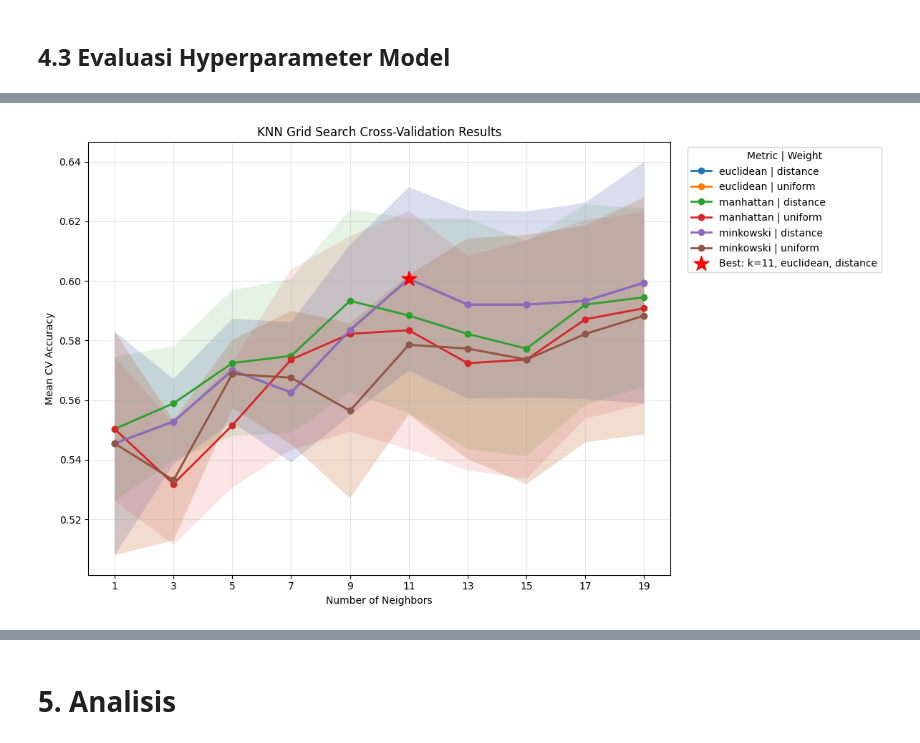
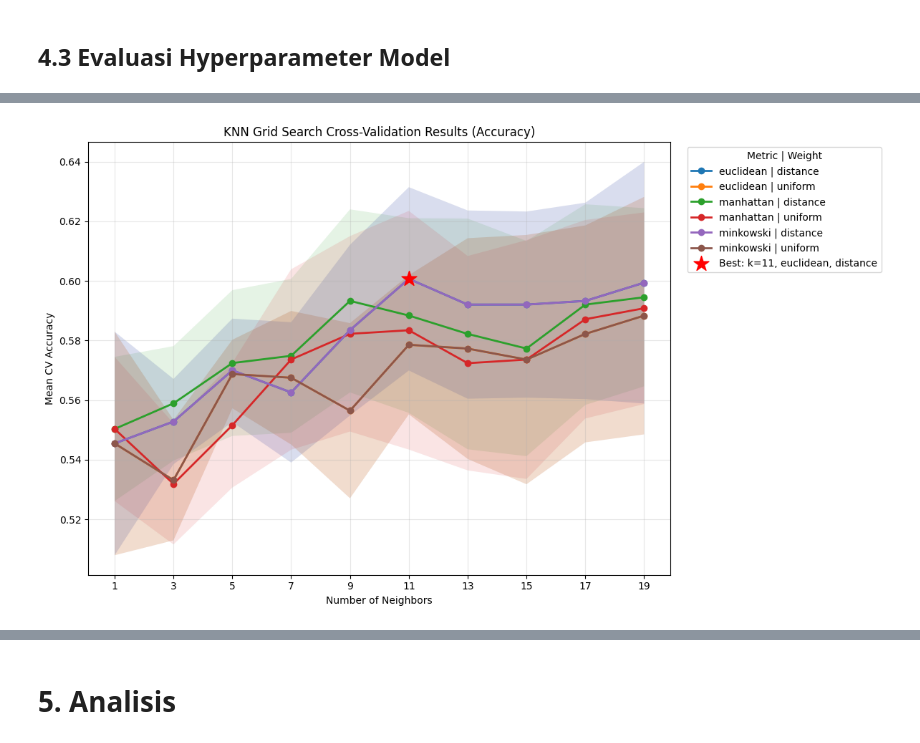
Before and after one commit to KuliahRKA25/Machine-Learning-25, a Jupyter notebook: week1-knn/notebook/1_KNN_5054251001.ipynb, the cells around one changed output, grey strips where cells are left out. Saved outputs shown, nothing was run; the diff lists cells and outputs as text; code cells hidden in the pictures.

```diff
--- a/week1-knn/notebook/1_KNN_5054251001.ipynb
+++ b/week1-knn/notebook/1_KNN_5054251001.ipynb
@@ -661,16 +678,21 @@ Best accuracy found:  0.600704385366962
 # %%
 # Convert all GridSearchCV results to DataFrame
 results = pd.DataFrame(grid_search.cv_results_)
-
-# Convert parameter columns to convenient types
 results["param_n_neighbors"] = results["param_n_neighbors"].astype(int)
 
-# Sort for consistent plotting
+# Sort
 results = results.sort_values(
     by=["param_metric", "param_weights", "param_n_neighbors"]
 )
 
-# Plot all parameter combinations
+# Tabel F1-Score untuk SETIAP kombinasi hiperparameter (diurutkan per accuracy)
+display(results[["param_metric", "param_weights", "param_n_neighbors",
+                 "mean_test_accuracy", "std_test_accuracy",
+                 "mean_test_f1_macro", "mean_test_f1_weighted"]]
+        .sort_values("mean_test_accuracy", ascending=False)
+        .reset_index(drop=True))
+
+# Plot all parameter combinations (accuracy, seperti sebelumnya)
 fig, ax = plt.subplots(figsize=(12, 7))
 
 for (metric, weight), group in results.groupby(
@@ -680,7 +702,7 @@ for (metric, weight), group in results.groupby(
 
     ax.plot(
         group["param_n_neighbors"],
-        group["mean_test_score"],
+        group["mean_test_accuracy"],
         marker="o",
         linewidth=2,
         label=f"{metric} | {weight}"
@@ -689,18 +711,18 @@ for (metric, weight), group in results.groupby(
     # CV standard deviation band
     ax.fill_between(
         group["param_n_neighbors"],
-        group["mean_test_score"] - group["std_test_score"],
-        group["mean_test_score"] + group["std_test_score"],
+        group["mean_test_accuracy"] - group["std_test_accuracy"],
+        group["mean_test_accuracy"] + group["std_test_accuracy"],
         alpha=0.12
     )
 
-# Mark the best result
-best_index = results["mean_test_score"].idxmax()
+# Mark the best result (refit=accuracy)
+best_index = results["mean_test_accuracy"].idxmax()
 best_result = results.loc[best_index]
 
 ax.scatter(
     best_result["param_n_neighbors"],
-    best_result["mean_test_score"],
+    best_result["mean_test_accuracy"],
     color="red",
     marker="*",
     s=250,
@@ -712,7 +734,7 @@ ax.scatter(
     )
 )
 
-ax.set_title("KNN Grid Search Cross-Validation Results")
+ax.set_title("KNN Grid Search Cross-Validation Results (Accuracy)")
 ax.set_xlabel("Number of Neighbors")
 ax.set_ylabel("Mean CV Accuracy")
 ax.set_xticks(sorted(results["param_n_neighbors"].unique()))
@@ -721,4 +743,56 @@ ax.legend(title="Metric | Weight", bbox_to_anchor=(1.02, 1), loc="upper left")
 
 plt.tight_layout()
 plt.show()
+
+# Plot F1-Score (weighted) untuk SETIAP kombinasi hiperparameter
+fig, ax = plt.subplots(figsize=(12, 7))
+
+for (metric, weight), group in results.groupby(
+    ["param_metric", "param_weights"]
+):
+    group = group.sort_values("param_n_neighbors")
+
+    ax.plot(
+        group["param_n_neighbors"],
+        group["mean_test_f1_weighted"],
+        marker="o",
+        linewidth=2,
+        label=f"{metric} | {weight}"
+    )
+
+    # CV standard deviation band
+    ax.fill_between(
+        group["param_n_neighbors"],
+        group["mean_test_f1_weighted"] - group["std_test_f1_weighted"],
+        group["mean_test_f1_weighted"] + group["std_test_f1_weighted"],
+        alpha=0.12
+    )
+
+# Mark the best F1-weighted result (bisa beda kombinasi dari best-accuracy)
+best_f1_index = results["mean_test_f1_weighted"].idxmax()
+best_f1 = results.loc[best_f1_index]
+
+ax.scatter(
+    best_f1["param_n_neighbors"],
+    best_f1["mean_test_f1_weighted"],
+    color="red",
+    marker="*",
+    s=250,
+    zorder=5,
+    label=(
+        f"Best F1: k={best_f1['param_n_neighbors']}, "
+        f"{best_f1['param_metric']}, "
+        f"{best_f1['param_weights']}"
+    )
+)
+
+ax.set_title("KNN Grid Search Cross-Validation Results (F1-Score Weighted)")
+ax.set_xlabel("Number of Neighbors")
+ax.set_ylabel("Mean CV F1-Score (weighted)")
+ax.set_xticks(sorted(results["param_n_neighbors"].unique()))
+ax.grid(alpha=0.3)
+ax.legend(title="Metric | Weight", bbox_to_anchor=(1.02, 1), loc="upper left")
+
+plt.tight_layout()
+plt.show()
 # %% [output]
@@ -725 +816 @@ plt.show()
-[figure, old version]
+[figure, new version]
```
Also changed, not shown: parts of 4 cells of this notebook, 6 other files.
